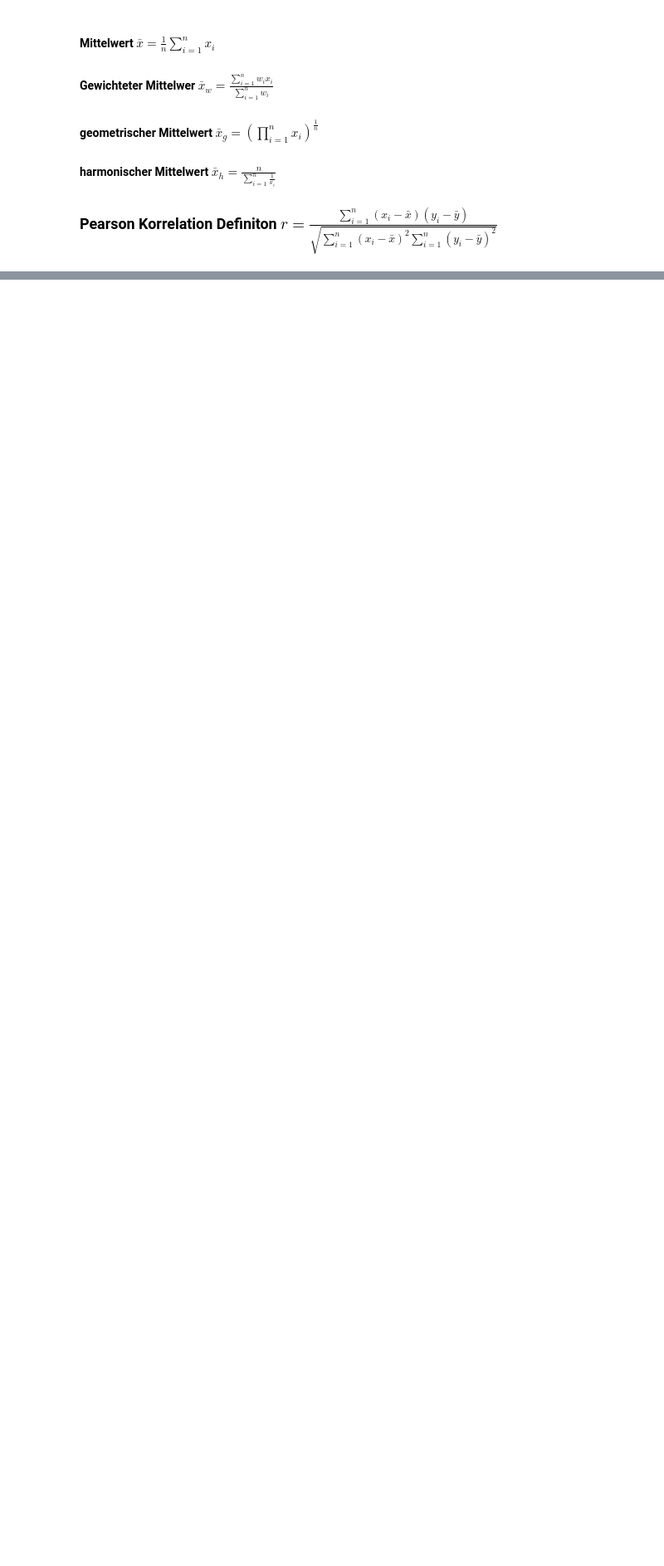
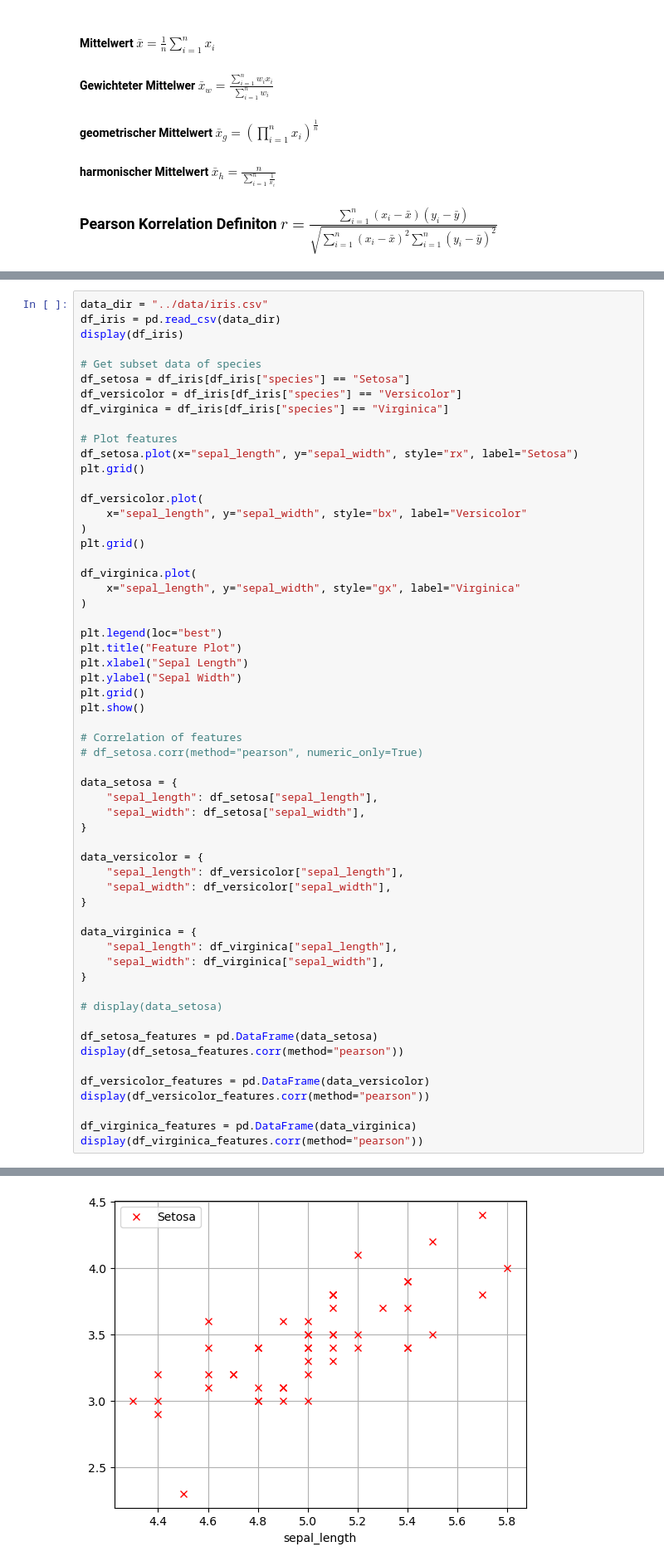
Before and after one commit to ddening/ambient-assisted-living, a Jupyter notebook: src/ambient-assisted-living.ipynb, the cells around one changed output, grey strips where cells are left out. Shown: that part at 83% size. Drawn from its saved outputs; the diff is of its cells as text; blank space fills up the shorter version.

```diff
--- a/src/ambient-assisted-living.ipynb
+++ b/src/ambient-assisted-living.ipynb
@@ -39,0 +46,59 @@ Nehmen wir an, wir betrachten wieder Einkommen und Ausgaben. Eine Korrelation vo
+# %%
+data_dir = "../data/iris.csv"
+df_iris = pd.read_csv(data_dir)
+display(df_iris)
+
+# Get subset data of species
+df_setosa = df_iris[df_iris["species"] == "Setosa"]
+df_versicolor = df_iris[df_iris["species"] == "Versicolor"]
+df_virginica = df_iris[df_iris["species"] == "Virginica"]
+
+# Plot features
+df_setosa.plot(x="sepal_length", y="sepal_width", style="rx", label="Setosa")
+plt.grid()
+
+df_versicolor.plot(
+    x="sepal_length", y="sepal_width", style="bx", label="Versicolor"
+)
+plt.grid()
+
+df_virginica.plot(
+    x="sepal_length", y="sepal_width", style="gx", label="Virginica"
+)
+
+plt.legend(loc="best")
+plt.title("Feature Plot")
+plt.xlabel("Sepal Length")
+plt.ylabel("Sepal Width")
+plt.grid()
+plt.show()
+
+# Correlation of features
+# df_setosa.corr(method="pearson", numeric_only=True)
+
+data_setosa = {
+    "sepal_length": df_setosa["sepal_length"],
+    "sepal_width": df_setosa["sepal_width"],
+}
+
+data_versicolor = {
+    "sepal_length": df_versicolor["sepal_length"],
+    "sepal_width": df_versicolor["sepal_width"],
+}
+
+data_virginica = {
+    "sepal_length": df_virginica["sepal_length"],
+    "sepal_width": df_virginica["sepal_width"],
+}
+
+# display(data_setosa)
+
+df_setosa_features = pd.DataFrame(data_setosa)
+display(df_setosa_features.corr(method="pearson"))
+
+df_versicolor_features = pd.DataFrame(data_versicolor)
+display(df_versicolor_features.corr(method="pearson"))
+
+df_virginica_features = pd.DataFrame(data_virginica)
+display(df_virginica_features.corr(method="pearson"))
+# %% [output]
@@ -39,0 +118 @@ Nehmen wir an, wir betrachten wieder Einkommen und Ausgaben. Eine Korrelation vo
+[figure, added]
```
Also changed, not shown: parts of 3 cells of this notebook, 1 other file.
